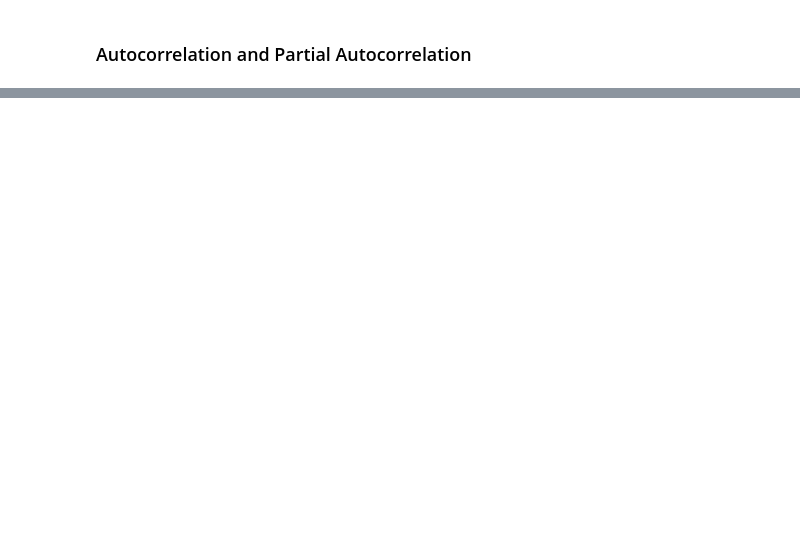
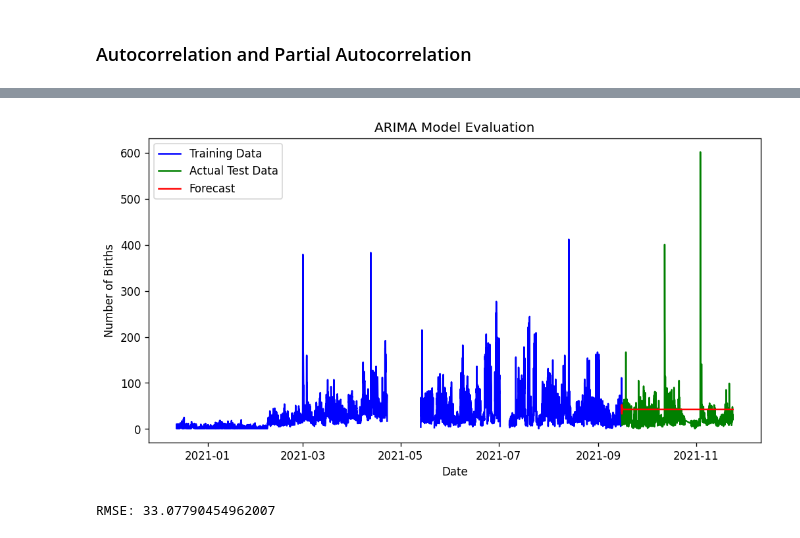
Before and after one commit to oliveira002/FEUP-CAC, a Jupyter notebook: notebook.ipynb, the cells around one changed output, grey strips where cells are left out. Cells and saved outputs as stored; diff of their text form; code cells hidden in the pictures; blank space fills up the shorter version.

Commit message:
forecast

```diff
--- a/notebook.ipynb
+++ b/notebook.ipynb
@@ -581,0 +903,41 @@ plot_pacf(tweets_agg_df['count'].tolist(), lags=50, ax=axes[0])
+# %%
+# Split the data into train and test
+train_size = int(len(tweet_counts_hourly) * 0.8)
+train, test = tweet_counts_hourly[0:train_size], tweet_counts_hourly[train_size:len(tweet_counts_hourly)]
+
+# Fit the ARIMA model on the training dataset
+model_train = ARIMA(train, order=(5,1,0))
+model_train_fit = model_train.fit()
+
+# Forecast on the test dataset
+test_forecast = model_train_fit.get_forecast(steps=len(test))
+test_forecast_series = pd.Series(test_forecast.predicted_mean, index=test.index)
+
+test = test.dropna()
+test_forecast_series = test_forecast_series.dropna()
+
+test_forecast_series = test_forecast_series.loc[test.index]
+
+mse = mean_squared_error(test['tweet_count'], test_forecast_series)
+
+# Calculate the mean squared error
+mse = mean_squared_error(test['tweet_count'], test_forecast_series)
+rmse = mse**0.5
+
+print(test_forecast_series.head(5)  )
+# Create a plot to compare the forecast with the actual test data
+plt.figure(figsize=(10,5))
+plt.plot(train, label='Training Data', color='blue')
+
+plt.plot(test, label='Actual Test Data', color='green')
+plt.plot(test_forecast_series, label='Forecast', color='red')
+
+
+plt.title('ARIMA Model Evaluation')
+plt.xlabel('Date')
+plt.ylabel('Number of Births')
+plt.legend()
+plt.show()
+
+print('RMSE:', rmse)
+# %% [output]
@@ -581,0 +951,2 @@ plot_pacf(tweets_agg_df['count'].tolist(), lags=50, ax=axes[0])
+[figure, added]
+RMSE: 33.07790454962007
```
Also changed, not shown: parts of 49 cells of this notebook, 1 other file.
